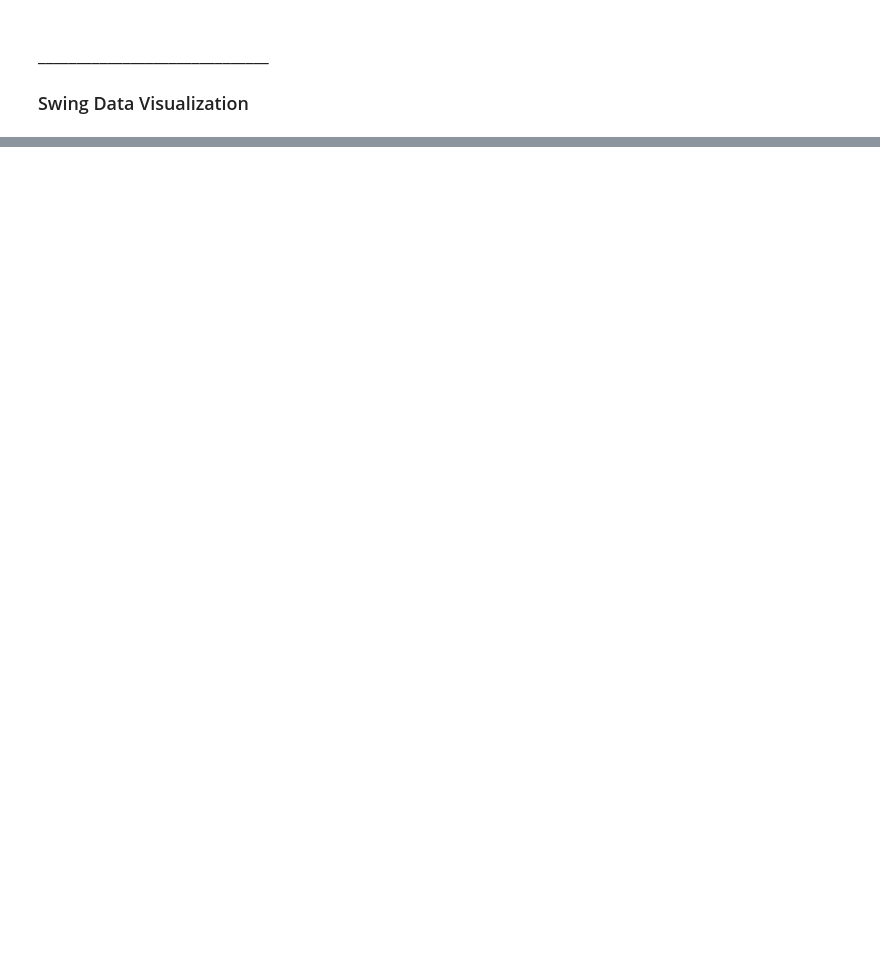
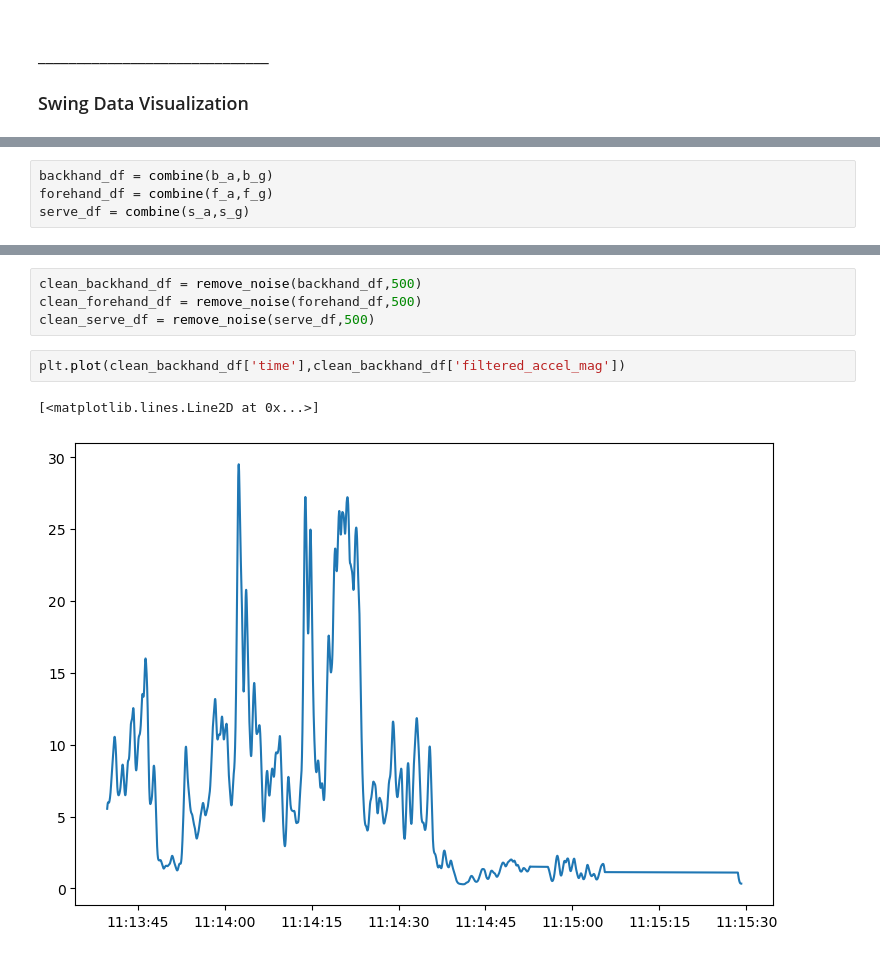
Before and after one commit to CS328-Fall2023-UMassCICS/FinalProject-Classification-nimchimpsky, a Jupyter notebook: final_processing.ipynb, the cells around one changed output, grey strips where cells are left out. Cells and saved outputs as stored; diff of their text form; blank space fills up the shorter version.

```diff
--- a/final_processing.ipynb
+++ b/final_processing.ipynb
@@ -161,0 +203,4 @@ plt.show()
+# %%
+backhand_df = combine(b_a,b_g)
+forehand_df = combine(f_a,f_g)
+serve_df = combine(s_a,s_g)
@@ -161,0 +216,9 @@ plt.show()
+# %%
+clean_backhand_df = remove_noise(backhand_df,500)
+clean_forehand_df = remove_noise(forehand_df,500)
+clean_serve_df = remove_noise(serve_df,500)
+# %%
+plt.plot(clean_backhand_df['time'],clean_backhand_df['filtered_accel_mag'])
+# %% [output]
+[<matplotlib.lines.Line2D at 0x...>]
+[figure, added]
```
Also changed, not shown: parts of 18 cells of this notebook.
